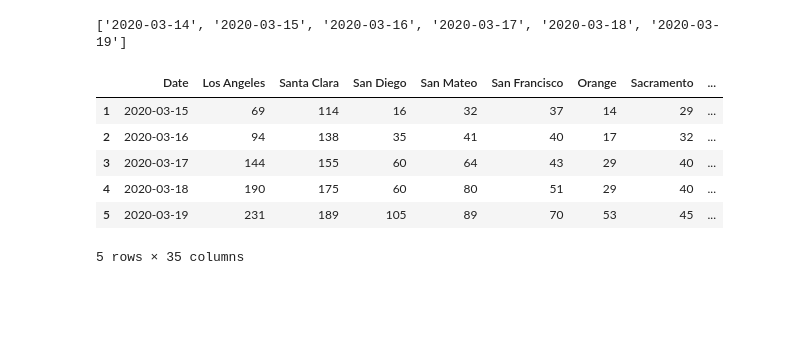
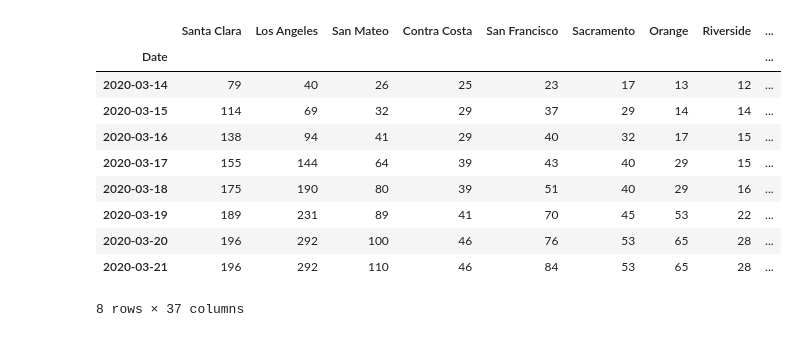
Before and after one commit to n6hpa/covid19-jupyter, a Jupyter notebook: California.ipynb, the cells around one changed output. Saved outputs shown, nothing was run; the diff lists cells and outputs as text; code cells hidden in the pictures; blank space fills up the shorter version.

Commit message:
Add module to perform data cleaning
- Module combines separate files into single time series dataframe
- Notebook for loading and displaying data for 2 California counties

```diff
--- a/California.ipynb
+++ b/California.ipynb
@@ -12,48 +14,3 @@ output_notebook()
 # %% [output]
 Loading BokehJS ...
 [interactive output not drawn]
-# %%
-# Setup          /home/jovyan/work/covid19-jupyter/covid19-data/data/csv
-base_data_dir = 'covid19-data/data/csv/'
-dates = pd.date_range('2020-03-14', periods=6).to_list()
-
-date_strs = [str(date.date()) for date in dates]
-print(date_strs)
-paths = [os.path.join(base_data_dir, date+'.csv') for date in date_strs]
-
-data_frames = [pd.read_csv(path) for path in paths]
-
-state_name = 'California'
-
-state_data = [data_frame[data_frame['State_Name']==state_name] for data_frame in data_frames]
-
-total_confirmed = state_data[-1]['Confirmed'].sum()
-
-state_data[-1].head()
-
-county_names = state_data[-1]['County_Name'].tolist()
-
-total_cases_time_series_frame = pd.DataFrame({'Date': dates})
-
-frame = state_data[-1]
-
-for county_name in county_names:
-    data = []
-    for frame in state_data:
-        data_frame = frame[frame['County_Name']==county_name]
-        if data_frame.empty:
-            data.append(0)
-        else:
-            data.append(int(data_frame['Confirmed']))
-    total_cases_time_series_frame[county_name] = data
-
-total_cases_time_series_frame.tail()
-# %% [output]
-['2020-03-14', '2020-03-15', '2020-03-16', '2020-03-17', '2020-03-18', '2020-03-19']
-|  | Date | Los Angeles | Santa Clara | San Diego | San Mateo | San Francisco | Orange | Sacramento | ... |
-| 1 | 2020-03-15 | 69 | 114 | 16 | 32 | 37 | 14 | 29 | ... |
-| 2 | 2020-03-16 | 94 | 138 | 35 | 41 | 40 | 17 | 32 | ... |
-| 3 | 2020-03-17 | 144 | 155 | 60 | 64 | 43 | 29 | 40 | ... |
-| 4 | 2020-03-18 | 190 | 175 | 60 | 80 | 51 | 29 | 40 | ... |
-| 5 | 2020-03-19 | 231 | 189 | 105 | 89 | 70 | 53 | 45 | ... |
-5 rows × 35 columns
@@ -62,2 +17,22 @@ total_cases_time_series_frame.tail()
+# %%
+combined_data = covid19_jupyter.load_combined_data('covid19-data/data/csv')
+combined_data.tail()
+# State Data Test
+state_data = covid19_jupyter.get_state_data(combined_data, 'California')
+
+total_cases_time_series_frame = covid19_jupyter.tranform_state_to_time_series(state_data)
+total_cases_time_series_frame.tail(10)
+# %% [output]
+|  | Santa Clara | Los Angeles | San Mateo | Contra Costa | San Francisco | Sacramento | Orange | Riverside | ... |
+| Date |  |  |  |  |  |  |  |  | ... |
+| 2020-03-14 | 79 | 40 | 26 | 25 | 23 | 17 | 13 | 12 | ... |
+| 2020-03-15 | 114 | 69 | 32 | 29 | 37 | 29 | 14 | 14 | ... |
+| 2020-03-16 | 138 | 94 | 41 | 29 | 40 | 32 | 17 | 15 | ... |
+| 2020-03-17 | 155 | 144 | 64 | 39 | 43 | 40 | 29 | 15 | ... |
+| 2020-03-18 | 175 | 190 | 80 | 39 | 51 | 40 | 29 | 16 | ... |
+| 2020-03-19 | 189 | 231 | 89 | 41 | 70 | 45 | 53 | 22 | ... |
+| 2020-03-20 | 196 | 292 | 100 | 46 | 76 | 53 | 65 | 28 | ... |
+| 2020-03-21 | 196 | 292 | 110 | 46 | 84 | 53 | 65 | 28 | ... |
+8 rows × 37 columns
 # %%
 p1 = figure(plot_width=800, plot_height=500, x_axis_type='datetime')
```
Also changed, not shown: parts of 3 cells of this notebook, 4 other files.
